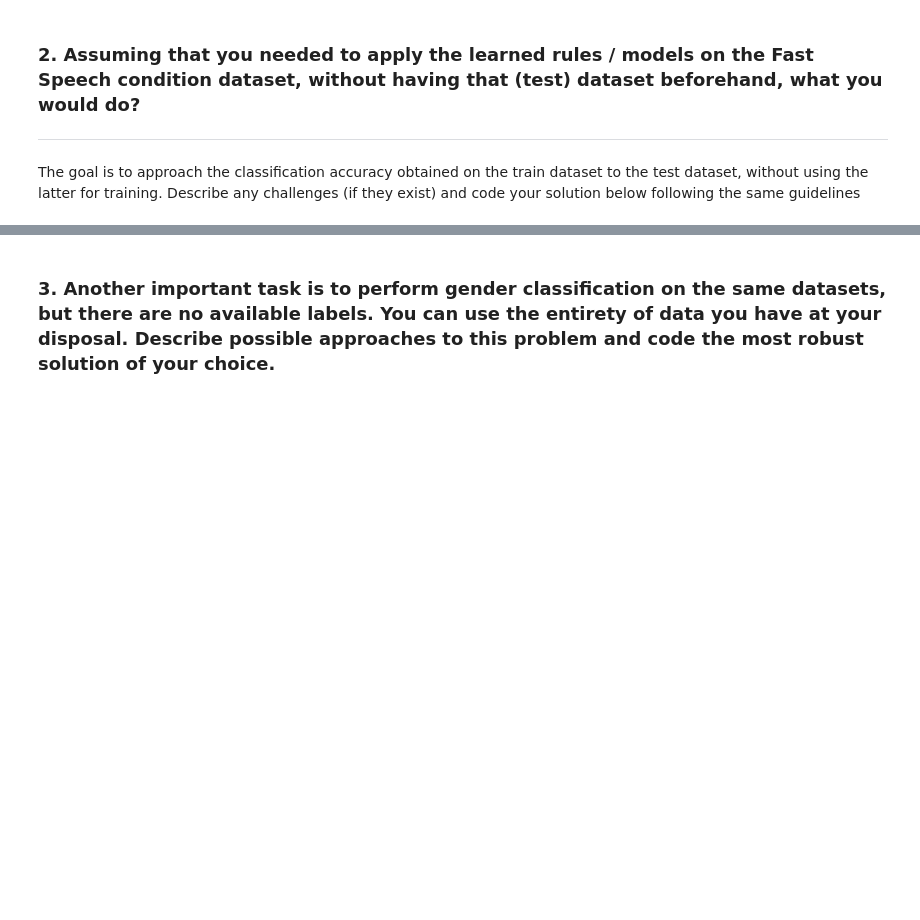
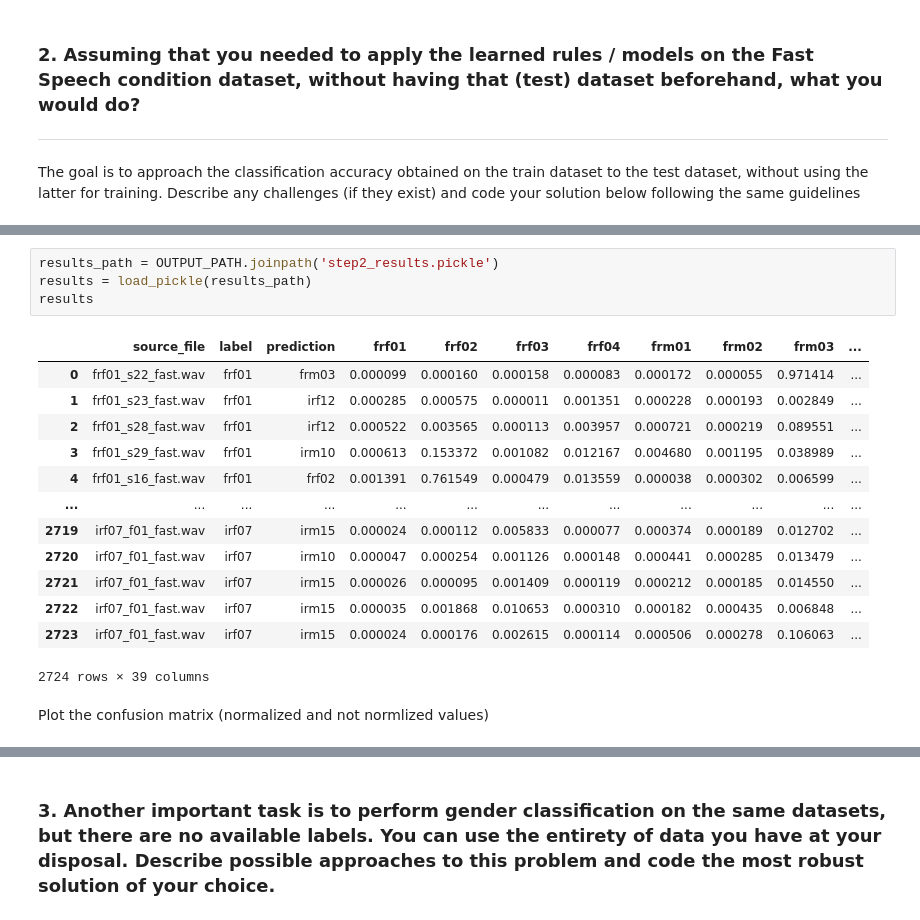
Before and after one commit to iliaskior/automatic-speech-recognition, a Jupyter notebook: assignment.ipynb, the cells around one changed output, grey strips where cells are left out. Drawn from its saved outputs; the diff is of its cells as text; blank space fills up the shorter version.

Commit message:
notebook step 2 explanation

```diff
--- a/assignment.ipynb
+++ b/assignment.ipynb
@@ -248,0 +188,20 @@ with open(fname, 'wb') as f:
+# %%
+results_path = OUTPUT_PATH.joinpath('step2_results.pickle')
+results = load_pickle(results_path)
+results
+# %% [output]
+|  | source_file | label | prediction | frf01 | frf02 | frf03 | frf04 | frm01 | frm02 | frm03 | ... |
+| 0 | frf01_s22_fast.wav | frf01 | frm03 | 0.000099 | 0.000160 | 0.000158 | 0.000083 | 0.000172 | 0.000055 | 0.971414 | ... |
+| 1 | frf01_s23_fast.wav | frf01 | irf12 | 0.000285 | 0.000575 | 0.000011 | 0.001351 | 0.000228 | 0.000193 | 0.002849 | ... |
+| 2 | frf01_s28_fast.wav | frf01 | irf12 | 0.000522 | 0.003565 | 0.000113 | 0.003957 | 0.000721 | 0.000219 | 0.089551 | ... |
+| 3 | frf01_s29_fast.wav | frf01 | irm10 | 0.000613 | 0.153372 | 0.001082 | 0.012167 | 0.004680 | 0.001195 | 0.038989 | ... |
+| 4 | frf01_s16_fast.wav | frf01 | frf02 | 0.001391 | 0.761549 | 0.000479 | 0.013559 | 0.000038 | 0.000302 | 0.006599 | ... |
+| ... | ... | ... | ... | ... | ... | ... | ... | ... | ... | ... | ... |
+| 2719 | irf07_f01_fast.wav | irf07 | irm15 | 0.000024 | 0.000112 | 0.005833 | 0.000077 | 0.000374 | 0.000189 | 0.012702 | ... |
+| 2720 | irf07_f01_fast.wav | irf07 | irm10 | 0.000047 | 0.000254 | 0.001126 | 0.000148 | 0.000441 | 0.000285 | 0.013479 | ... |
+| 2721 | irf07_f01_fast.wav | irf07 | irm15 | 0.000026 | 0.000095 | 0.001409 | 0.000119 | 0.000212 | 0.000185 | 0.014550 | ... |
+| 2722 | irf07_f01_fast.wav | irf07 | irm15 | 0.000035 | 0.001868 | 0.010653 | 0.000310 | 0.000182 | 0.000435 | 0.006848 | ... |
+| 2723 | irf07_f01_fast.wav | irf07 | irm15 | 0.000024 | 0.000176 | 0.002615 | 0.000114 | 0.000506 | 0.000278 | 0.106063 | ... |
+2724 rows × 39 columns
+# %% [markdown]
+Plot the confusion matrix (normalized and not normlized values)
```
Also changed, not shown: parts of 11 cells of this notebook, 1 other file.
